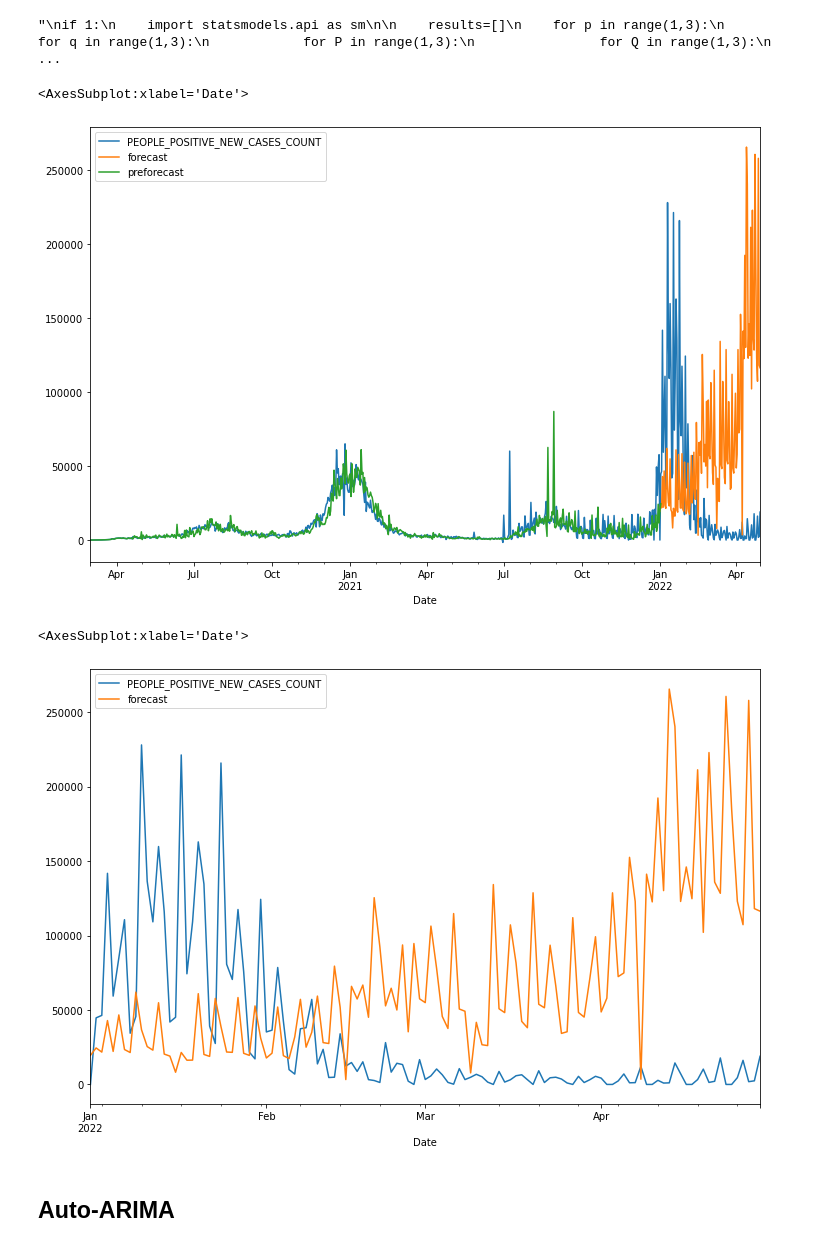
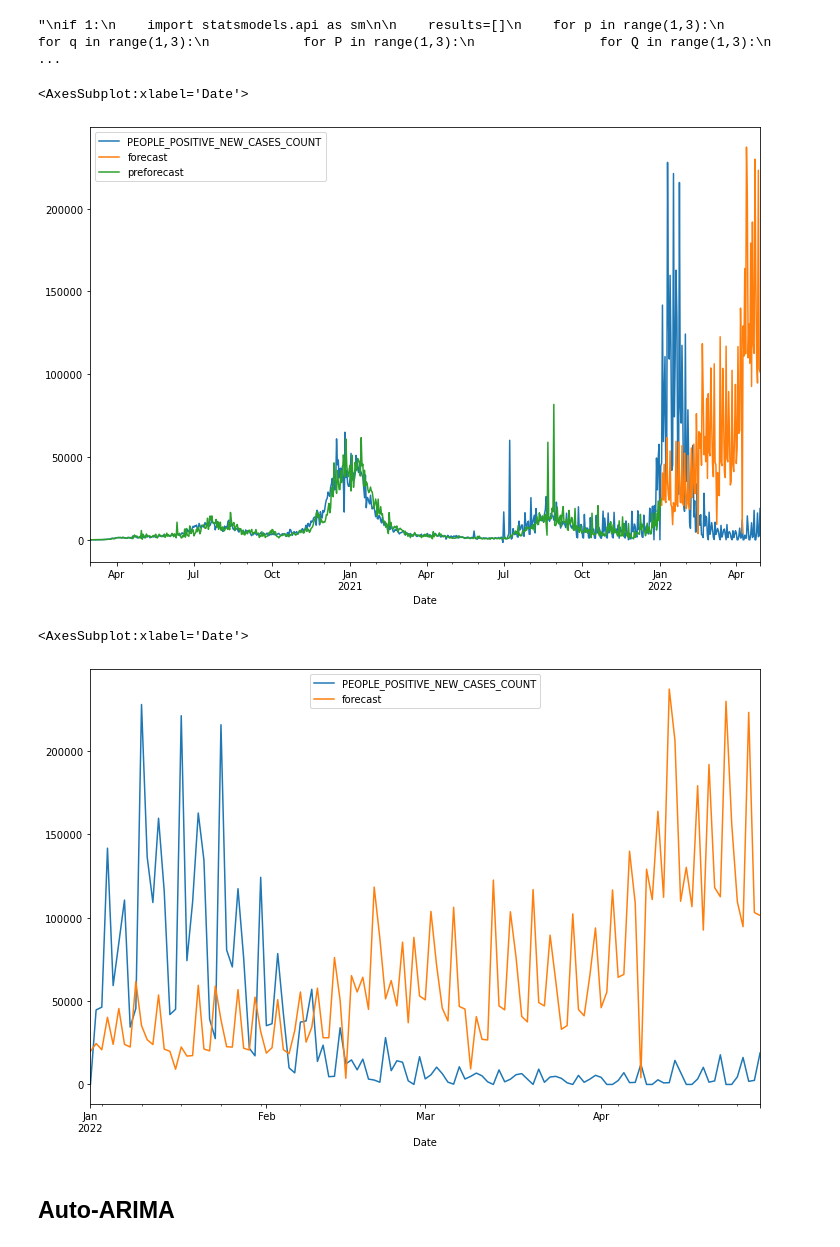
Before and after one commit to danielhe-nu/STAT390-Snowman, a Jupyter notebook: Daniel Final/Cali_Univariate.ipynb, the cells around one changed output. Cells and saved outputs as stored; diff of their text form; code cells hidden in the pictures.

```diff
--- a/Daniel Final/Cali_Univariate.ipynb
+++ b/Daniel Final/Cali_Univariate.ipynb
@@ -292,25 +277,25 @@ if 1:
 #df_results = pd.DataFrame(results, columns=['p', 'q', 'P', 'Q', 'aic']).sort_values('aic')
 #df_results
 # %%
-model=sm.tsa.statespace.SARIMAX(covid_train_boxcox['PEOPLE_POSITIVE_NEW_CASES_COUNT_new'],order=(2, 1, 2),seasonal_order=(2,2,2,52)) # changed to 52
+model=sm.tsa.statespace.SARIMAX(covid_train_boxcox['PEOPLE_POSITIVE_NEW_CASES_COUNT_new'],order=(2, 1, 2),seasonal_order=(2,2,1,52)) # changed to 52
 results=model.fit()
 
 covid_df_sarima_predictions = pd.DataFrame(covid_df)
 
 covid_df_sarima_predictions['forecast']=results.forecast(steps = len(covid_train))
 sarima_back_transform_one = covid_df_sarima_predictions['forecast'].values
 sarima_back_transformed_one = np.power((sarima_back_transform_one * lambda_value) + 1, 1 / lambda_value)
 covid_df_sarima_predictions['forecast'] = sarima_back_transformed_one
 
 covid_df_sarima_predictions['preforecast'] = results.predict(start = 0, end = 672)
 sarima_back_transform_two = covid_df_sarima_predictions['preforecast'].values
 sarima_back_transformed_two = np.power((sarima_back_transform_two * lambda_value) + 1, 1 / lambda_value)
 covid_df_sarima_predictions['preforecast'] = sarima_back_transformed_two
 
 covid_df_sarima_predictions[['PEOPLE_POSITIVE_NEW_CASES_COUNT','forecast', 'preforecast']].plot(figsize=(12,8))
 # %% [output]
 <AxesSubplot:xlabel='Date'>
-[figure, old version]
+[figure, new version]
 # %%
 graph_df = pd.DataFrame(covid_test)
 graph_df['forecast']= results.forecast(steps = len(covid_test))
@@ -320,7 +305,7 @@ graph_df['forecast'] = arima_back_transformed_one
 graph_df[['PEOPLE_POSITIVE_NEW_CASES_COUNT','forecast']].plot(figsize=(12,8))
 # %% [output]
 <AxesSubplot:xlabel='Date'>
-[figure, old version]
+[figure, new version]
 # %% [markdown]
 ## Auto-ARIMA
 # %%
```
Also changed, not shown: parts of 7 cells of this notebook.
